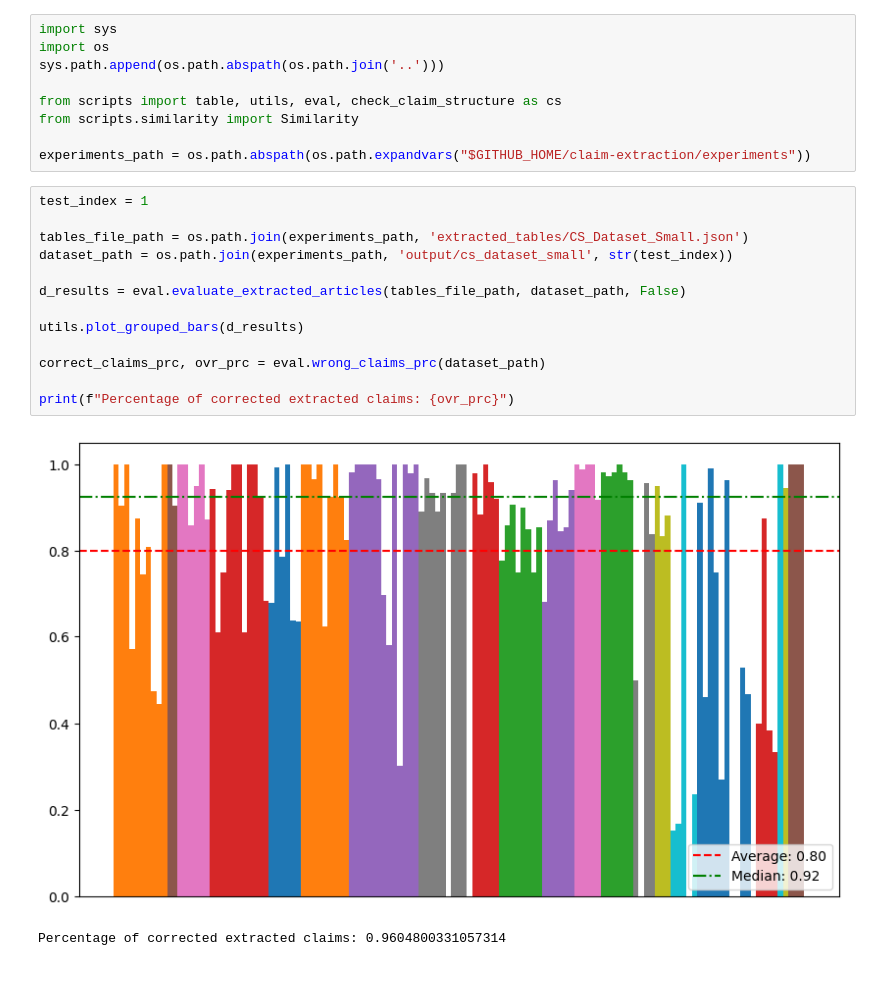
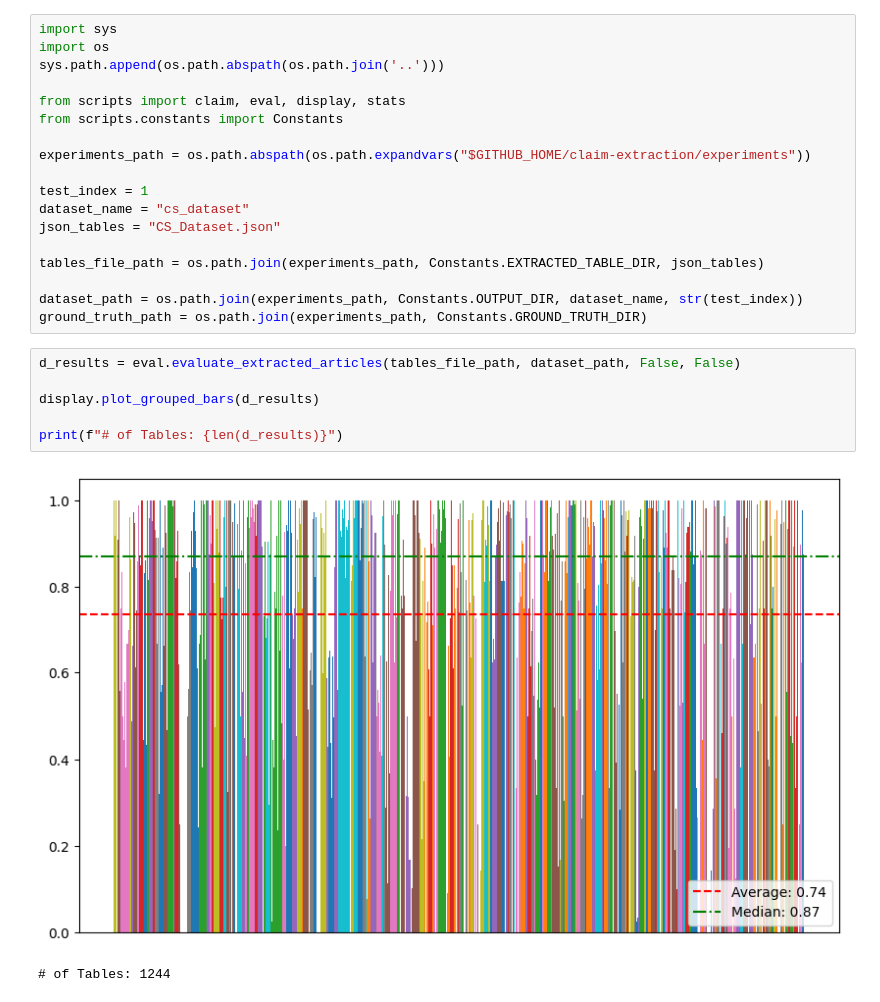
Before and after one commit to menicacci/desiree, a Jupyter notebook: notebooks/claims_check.ipynb, the cells around one changed output. Drawn from its saved outputs; the diff is of its cells as text.

```diff
--- a/notebooks/claims_check.ipynb
+++ b/notebooks/claims_check.ipynb
@@ -3,23 +3,25 @@ import sys
 import os
 sys.path.append(os.path.abspath(os.path.join('..')))
 
-from scripts import table, utils, eval, check_claim_structure as cs
-from scripts.similarity import Similarity
+from scripts import claim, eval, display, stats
+from scripts.constants import Constants
 
 experiments_path = os.path.abspath(os.path.expandvars("$GITHUB_HOME/claim-extraction/experiments"))
+
+test_index = 1
+dataset_name = "cs_dataset"
+json_tables = "CS_Dataset.json"
+
+tables_file_path = os.path.join(experiments_path, Constants.EXTRACTED_TABLE_DIR, json_tables)
+
+dataset_path = os.path.join(experiments_path, Constants.OUTPUT_DIR, dataset_name, str(test_index))
+ground_truth_path = os.path.join(experiments_path, Constants.GROUND_TRUTH_DIR)
-# %%
-test_index = 1
-
-tables_file_path = os.path.join(experiments_path, 'extracted_tables/CS_Dataset_Small.json')
-dataset_path = os.path.join(experiments_path, 'output/cs_dataset_small', str(test_index))
-
-d_results = eval.evaluate_extracted_articles(tables_file_path, dataset_path, False)
-
-utils.plot_grouped_bars(d_results)
-
-correct_claims_prc, ovr_prc = eval.wrong_claims_prc(dataset_path)
-
-print(f"Percentage of corrected extracted claims: {ovr_prc}")
-# %% [output]
-[figure, removed]
-Percentage of corrected extracted claims: 0.9604800331057314
+# %%
+d_results = eval.evaluate_extracted_articles(tables_file_path, dataset_path, False, False)
+
+display.plot_grouped_bars(d_results)
+
+print(f"# of Tables: {len(d_results)}")
+# %% [output]
+[figure, added]
+# of Tables: 1244
```
Also changed, not shown: parts of 3 cells of this notebook, 9 other files.
